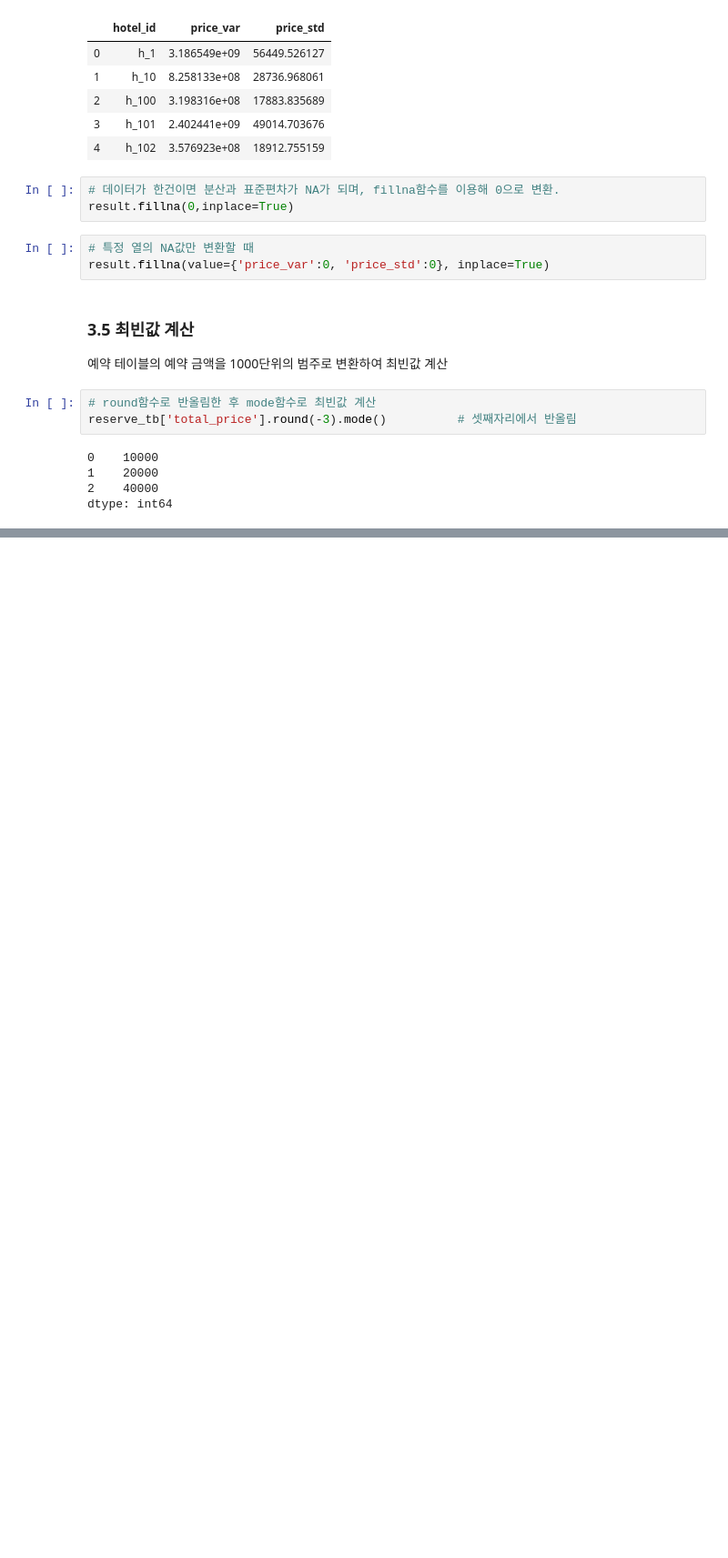
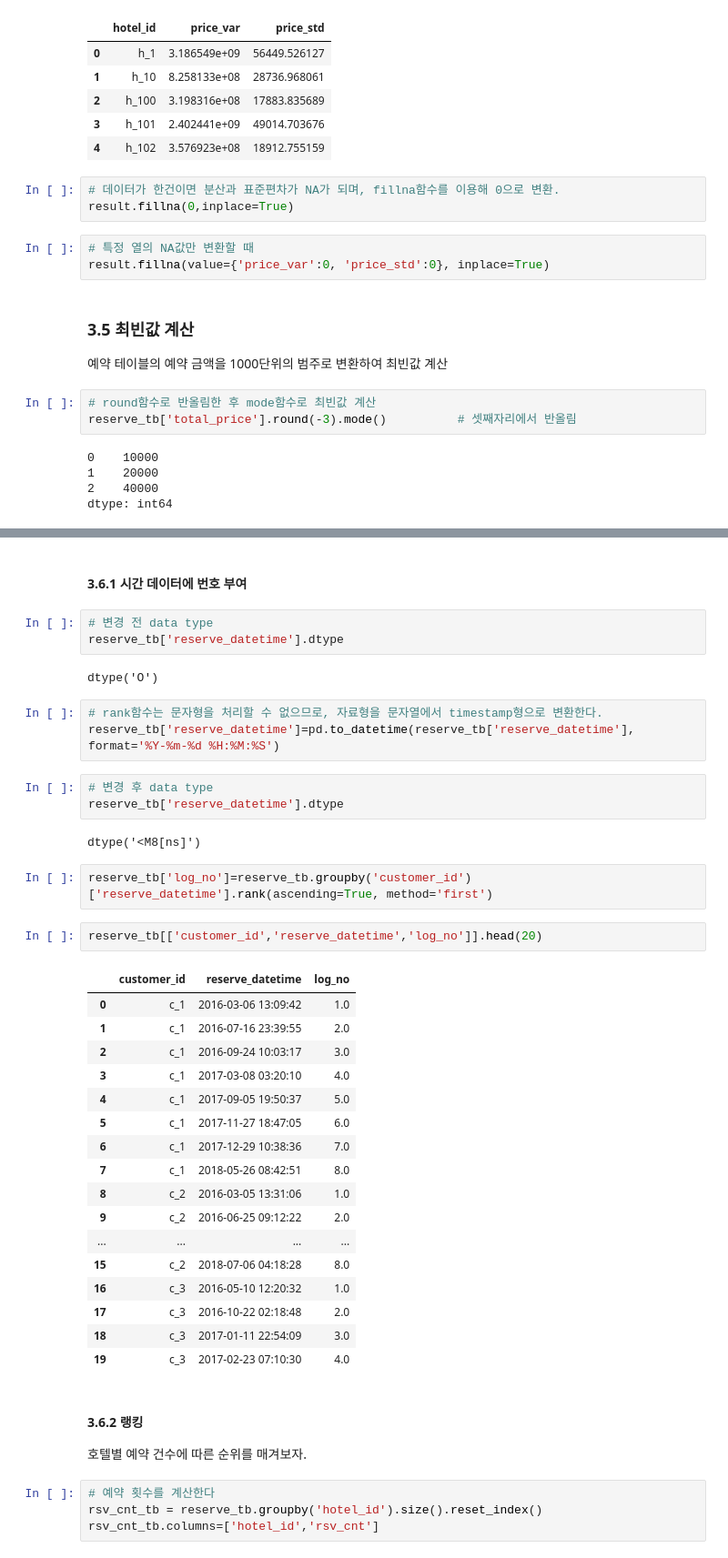
Before and after one commit to suhyun-cho/study, a Jupyter notebook: Data-Preprocessing/003_aggregation.ipynb, the cells around one changed output, grey strips where cells are left out. Shown at 91% size. Drawn from its saved outputs; the diff is of its cells as text; blank space fills up the shorter version.

```diff
--- a/Data-Preprocessing/003_aggregation.ipynb
+++ b/Data-Preprocessing/003_aggregation.ipynb
@@ -192,0 +187,44 @@ dtype: int64
+# %% [markdown]
+#### 3.6.1 시간 데이터에 번호 부여
+# %%
+# 변경 전 data type
+reserve_tb['reserve_datetime'].dtype
+# %% [output]
+dtype('O')
+# %%
+# rank함수는 문자형을 처리할 수 없으므로, 자료형을 문자열에서 timestamp형으로 변환한다.
+reserve_tb['reserve_datetime']=pd.to_datetime(reserve_tb['reserve_datetime'], format='%Y-%m-%d %H:%M:%S')
+# %%
+# 변경 후 data type
+reserve_tb['reserve_datetime'].dtype
+# %% [output]
+dtype('<M8[ns]')
+# %%
+reserve_tb['log_no']=reserve_tb.groupby('customer_id')['reserve_datetime'].rank(ascending=True, method='first')
+# %%
+reserve_tb[['customer_id','reserve_datetime','log_no']].head(20)
+# %% [output]
+|  | customer_id | reserve_datetime | log_no |
+| 0 | c_1 | 2016-03-06 13:09:42 | 1.0 |
+| 1 | c_1 | 2016-07-16 23:39:55 | 2.0 |
+| 2 | c_1 | 2016-09-24 10:03:17 | 3.0 |
+| 3 | c_1 | 2017-03-08 03:20:10 | 4.0 |
+| 4 | c_1 | 2017-09-05 19:50:37 | 5.0 |
+| 5 | c_1 | 2017-11-27 18:47:05 | 6.0 |
+| 6 | c_1 | 2017-12-29 10:38:36 | 7.0 |
+| 7 | c_1 | 2018-05-26 08:42:51 | 8.0 |
+| 8 | c_2 | 2016-03-05 13:31:06 | 1.0 |
+| 9 | c_2 | 2016-06-25 09:12:22 | 2.0 |
+| ... | ... | ... | ... |
+| 15 | c_2 | 2018-07-06 04:18:28 | 8.0 |
+| 16 | c_3 | 2016-05-10 12:20:32 | 1.0 |
+| 17 | c_3 | 2016-10-22 02:18:48 | 2.0 |
+| 18 | c_3 | 2017-01-11 22:54:09 | 3.0 |
+| 19 | c_3 | 2017-02-23 07:10:30 | 4.0 |
+# %% [markdown]
+#### 3.6.2 랭킹
+호텔별 예약 건수에 따른 순위를 매겨보자.
+# %%
+# 예약 횟수를 계산한다
+rsv_cnt_tb = reserve_tb.groupby('hotel_id').size().reset_index()
+rsv_cnt_tb.columns=['hotel_id','rsv_cnt']
```
Also changed, not shown: parts of 6 cells of this notebook.
